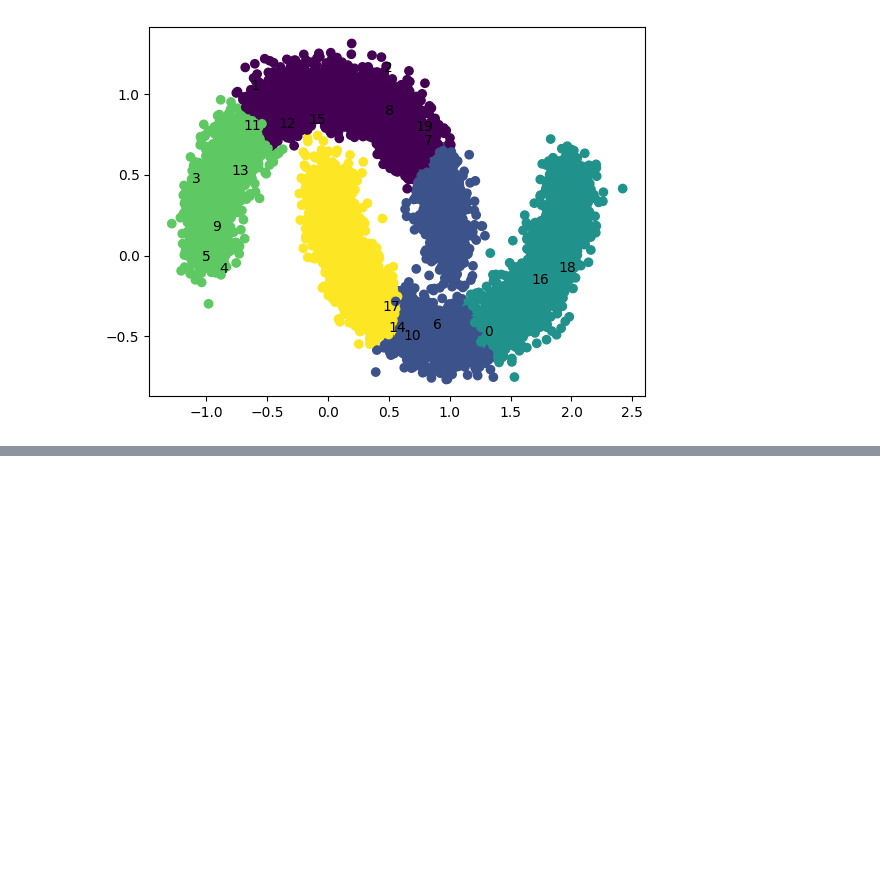
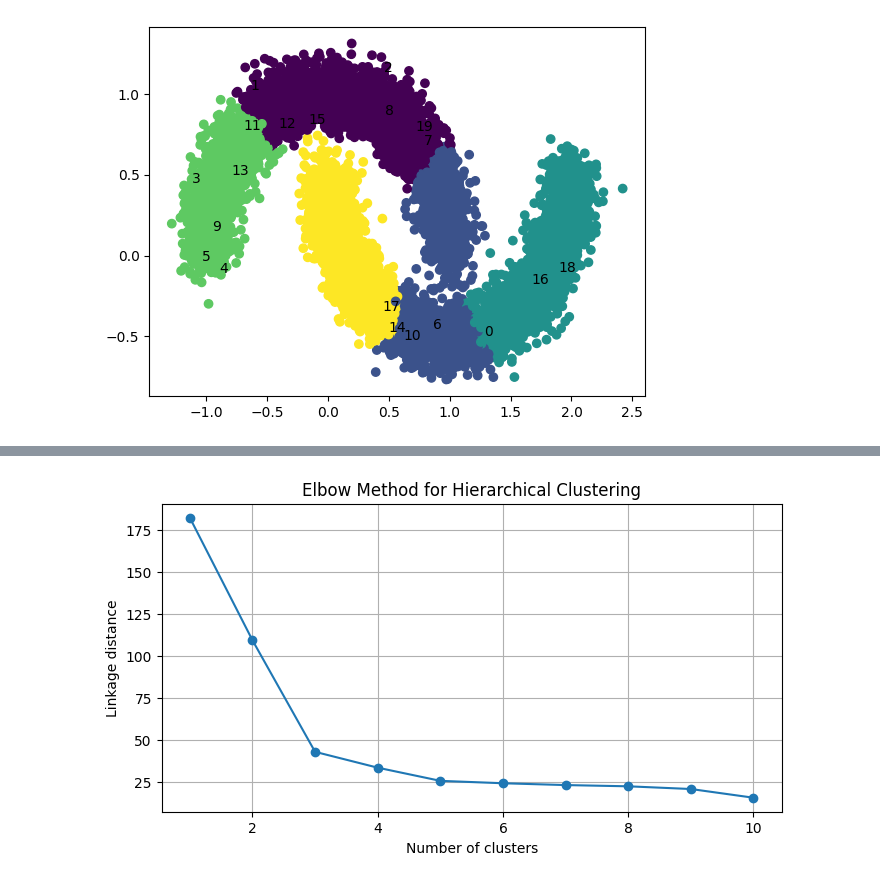
Before and after one commit to dustyshaw/machine-learning, a Jupyter notebook: notes/day18_hierarchical_clust.ipynb, the cells around one changed output, grey strips where cells are left out. Cells and saved outputs as stored; diff of their text form; code cells hidden in the pictures; blank space fills up the shorter version.

```diff
--- a/notes/day18_hierarchical_clust.ipynb
+++ b/notes/day18_hierarchical_clust.ipynb
@@ -97,0 +134,16 @@ for i,txt in enumerate(range(20)):
+# %%
+import numpy as np
+
+# The distances at which clusters were merged are in the last column
+last = linked[-10:, 2]  # Grab last 10 merges (largest distances)
+num_clusters = range(1, 11)
+
+plt.figure(figsize=(8, 4))
+plt.plot(num_clusters, last[::-1], marker='o')
+plt.title("Elbow Method for Hierarchical Clustering")
+plt.xlabel("Number of clusters")
+plt.ylabel("Linkage distance")
+plt.grid(True)
+plt.show()
+# %% [output]
+[figure, added]
```
Also changed, not shown: parts of 3 cells of this notebook, 2 other files.
